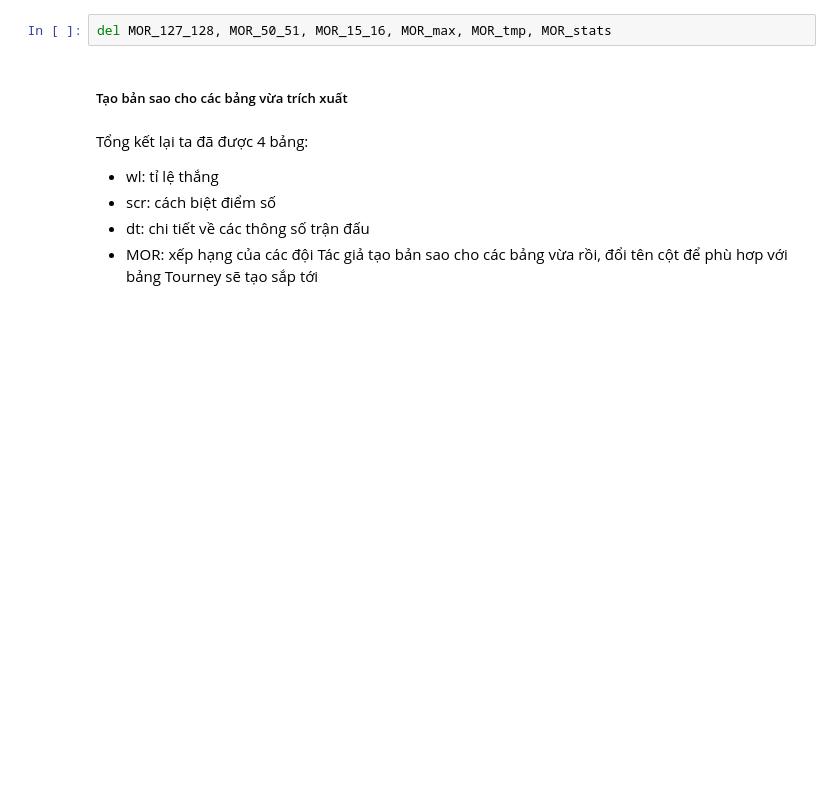
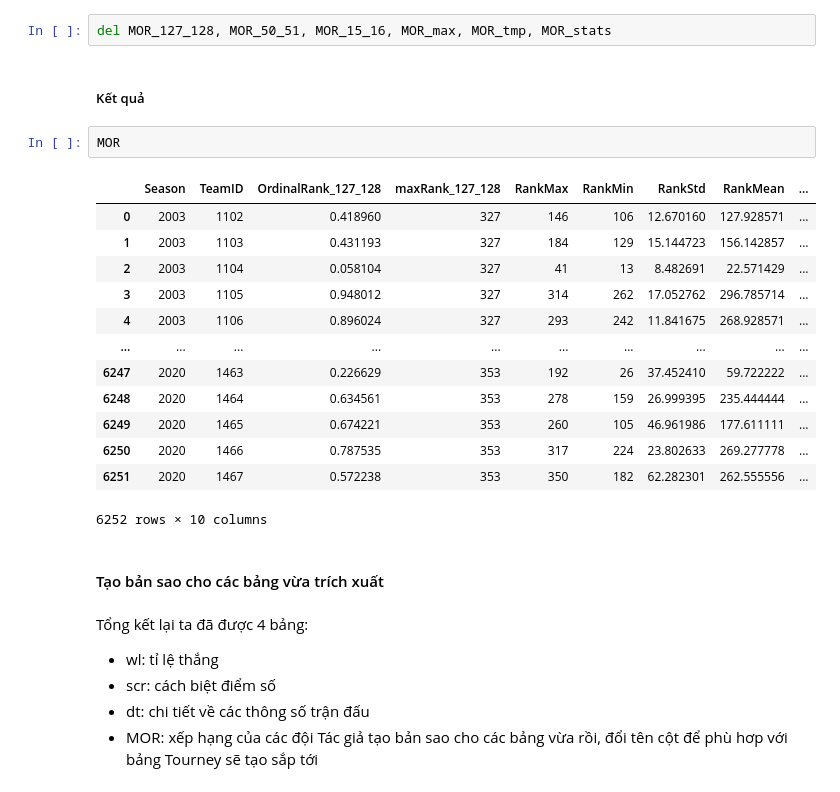
Before and after one commit to nomiku1999/KTDLUD, a Jupyter notebook: Report.ipynb, the cells around one changed output. Drawn from its saved outputs; the diff is of its cells as text; blank space fills up the shorter version.

```diff
--- a/Report.ipynb
+++ b/Report.ipynb
@@ -690,8 +647,26 @@ MOR.drop(['OrdinalRank_50_51','OrdinalRank_15_16', 'maxRank_50_51'
 Xóa các bảng không cần thiết
 # %%
 del MOR_127_128, MOR_50_51, MOR_15_16, MOR_max, MOR_tmp, MOR_stats
+# %% [markdown]
+##### Kết quả
+# %%
+MOR
+# %% [output]
+|  | Season | TeamID | OrdinalRank_127_128 | maxRank_127_128 | RankMax | RankMin | RankStd | RankMean | ... |
+| 0 | 2003 | 1102 | 0.418960 | 327 | 146 | 106 | 12.670160 | 127.928571 | ... |
+| 1 | 2003 | 1103 | 0.431193 | 327 | 184 | 129 | 15.144723 | 156.142857 | ... |
+| 2 | 2003 | 1104 | 0.058104 | 327 | 41 | 13 | 8.482691 | 22.571429 | ... |
+| 3 | 2003 | 1105 | 0.948012 | 327 | 314 | 262 | 17.052762 | 296.785714 | ... |
+| 4 | 2003 | 1106 | 0.896024 | 327 | 293 | 242 | 11.841675 | 268.928571 | ... |
+| ... | ... | ... | ... | ... | ... | ... | ... | ... | ... |
+| 6247 | 2020 | 1463 | 0.226629 | 353 | 192 | 26 | 37.452410 | 59.722222 | ... |
+| 6248 | 2020 | 1464 | 0.634561 | 353 | 278 | 159 | 26.999395 | 235.444444 | ... |
+| 6249 | 2020 | 1465 | 0.674221 | 353 | 260 | 105 | 46.961986 | 177.611111 | ... |
+| 6250 | 2020 | 1466 | 0.787535 | 353 | 317 | 224 | 23.802633 | 269.277778 | ... |
+| 6251 | 2020 | 1467 | 0.572238 | 353 | 350 | 182 | 62.282301 | 262.555556 | ... |
+6252 rows × 10 columns
 # %% [markdown]
-##### Tạo bản sao cho các bảng vừa trích xuất
+#### Tạo bản sao cho các bảng vừa trích xuất
 # %% [markdown]
 Tổng kết lại ta đã được 4 bảng:
 - wl: tỉ lệ thắng
```
Also changed, not shown: parts of 65 cells of this notebook.
